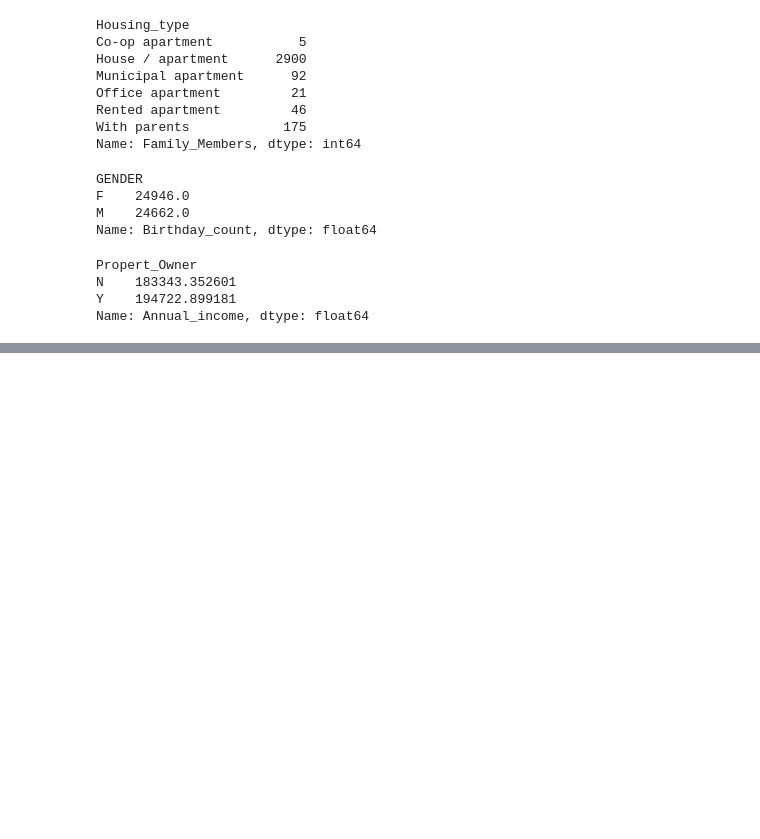
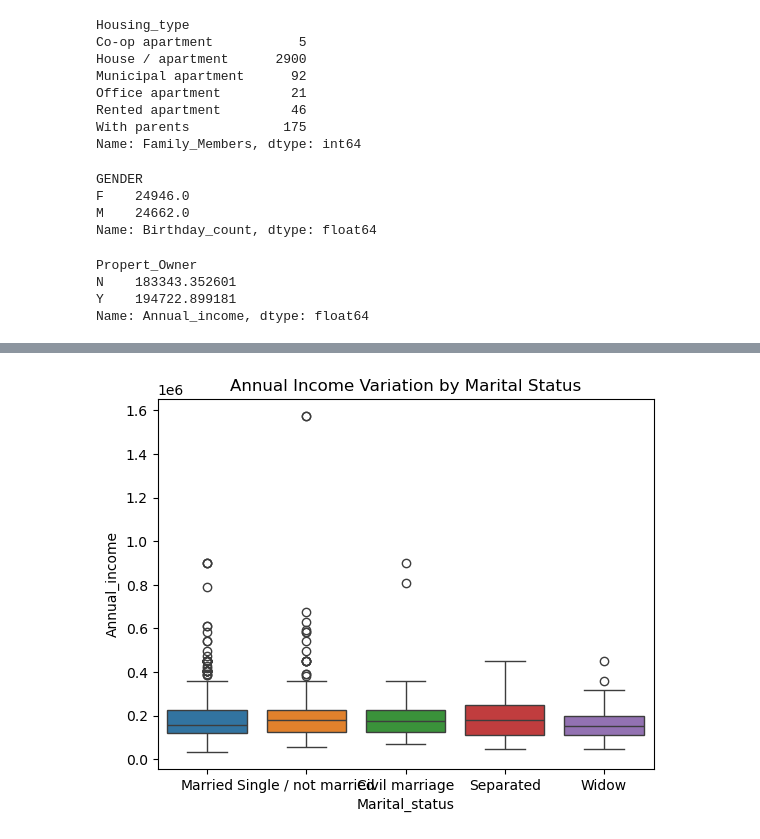
Before and after one commit to donaji99/port-credit-card-fraud-detection, a Jupyter notebook: credit_aprobal.ipynb, the cells around one changed output, grey strips where cells are left out. Drawn from its saved outputs; the diff is of its cells as text; code cells hidden in the pictures; blank space fills up the shorter version.

```diff
--- a/credit_aprobal.ipynb
+++ b/credit_aprobal.ipynb
@@ -278,0 +308,6 @@ Name: Annual_income, dtype: float64
+# %%
+sns.boxplot(x="Marital_status", y="Annual_income", data=data, hue="Marital_status")
+plt.title("Annual Income Variation by Marital Status")
+plt.show()
+# %% [output]
+[figure, added]
```
Also changed, not shown: parts of 9 cells of this notebook.
